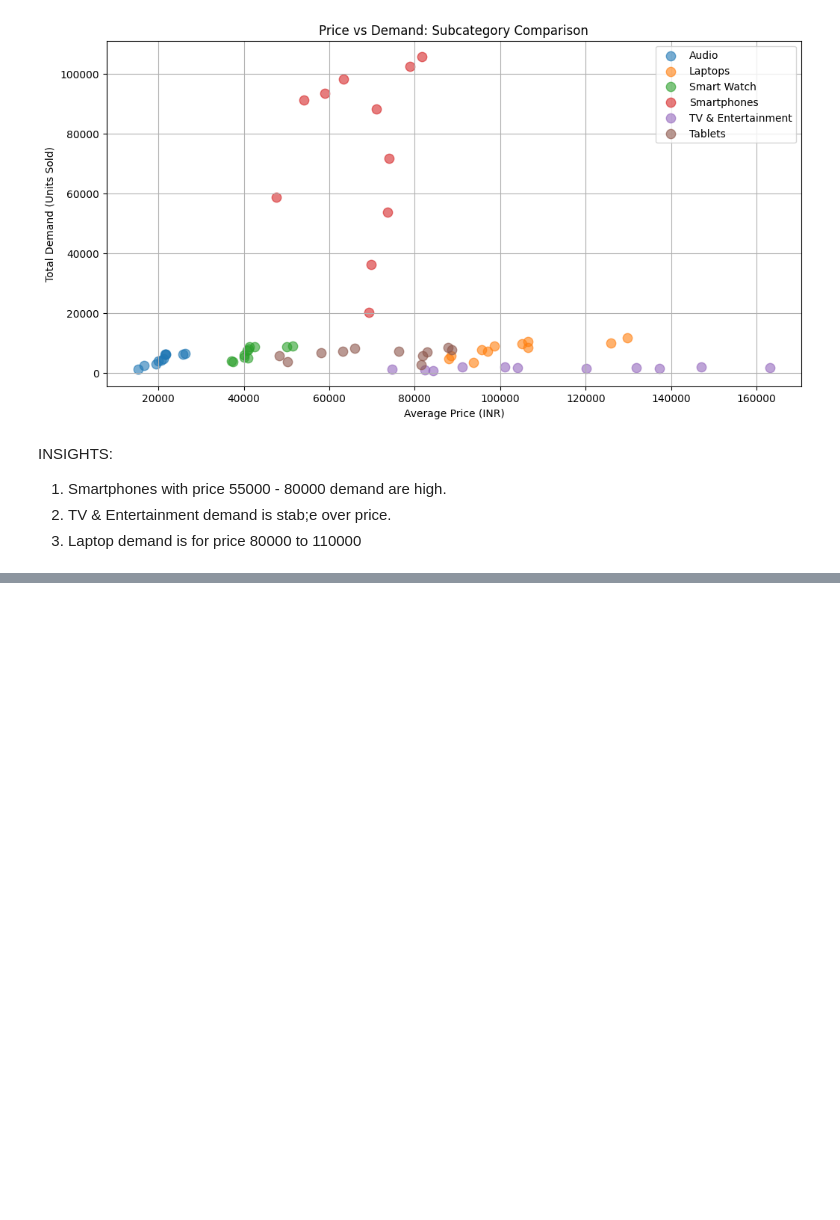
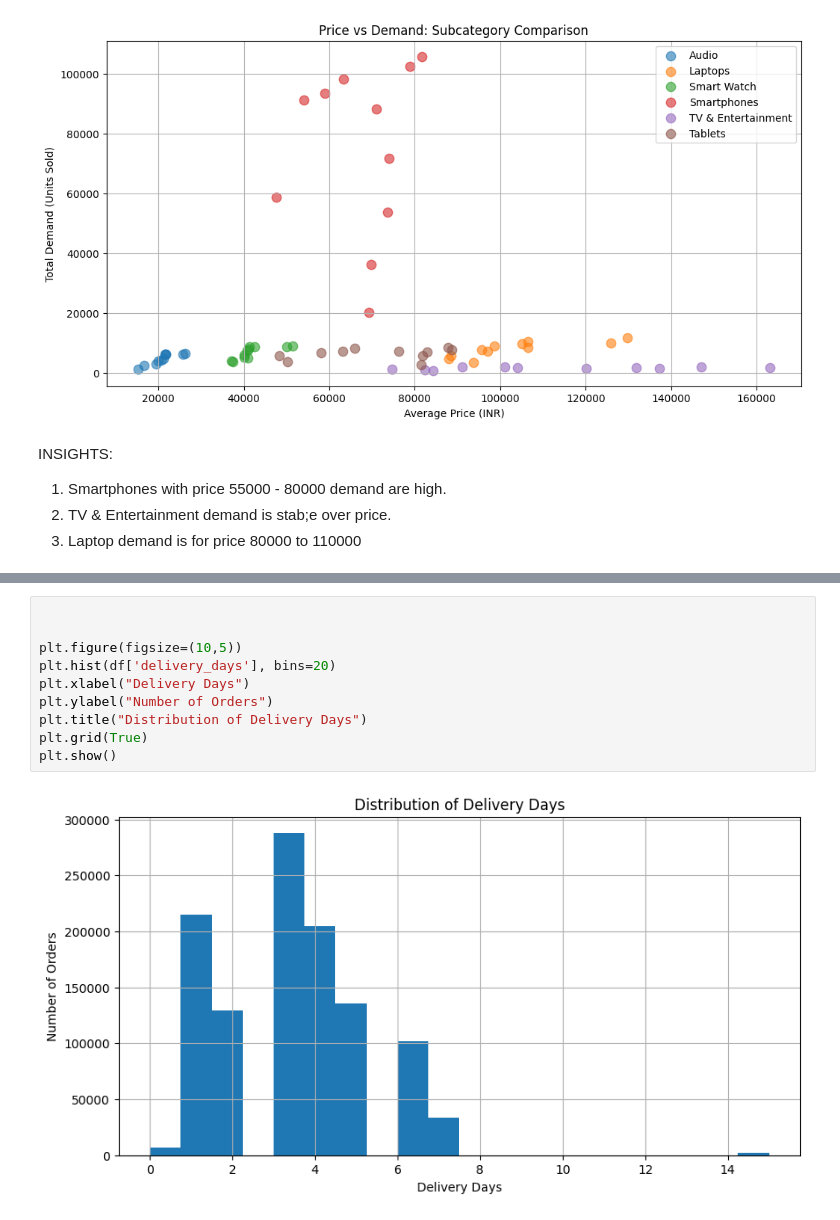
Before and after one commit to padhma4782/Amazon_Sales_Analytics, a Jupyter notebook: data_visualization.ipynb, the cells around one changed output, grey strips where cells are left out. Saved outputs shown, nothing was run; the diff lists cells and outputs as text; blank space fills up the shorter version.

```diff
--- a/data_visualization.ipynb
+++ b/data_visualization.ipynb
@@ -428,0 +442,12 @@ INSIGHTS:
+# %%
+
+
+plt.figure(figsize=(10,5))
+plt.hist(df['delivery_days'], bins=20)
+plt.xlabel("Delivery Days")
+plt.ylabel("Number of Orders")
+plt.title("Distribution of Delivery Days")
+plt.grid(True)
+plt.show()
+# %% [output]
+[figure, added]
```
Also changed, not shown: parts of 21 cells of this notebook.
